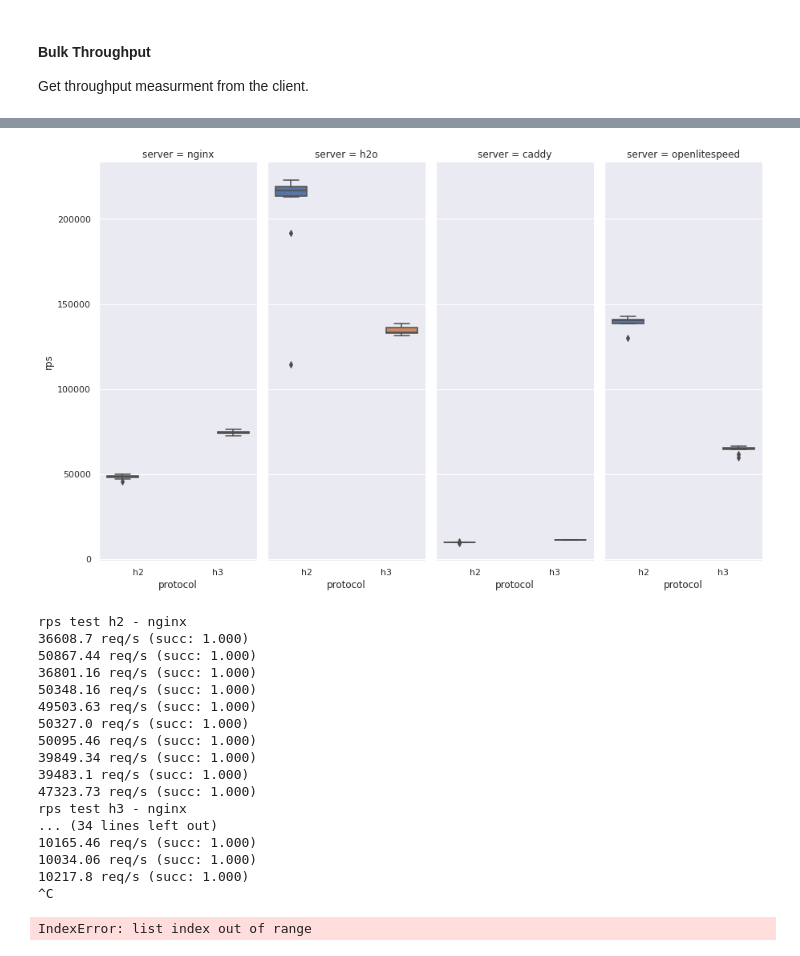
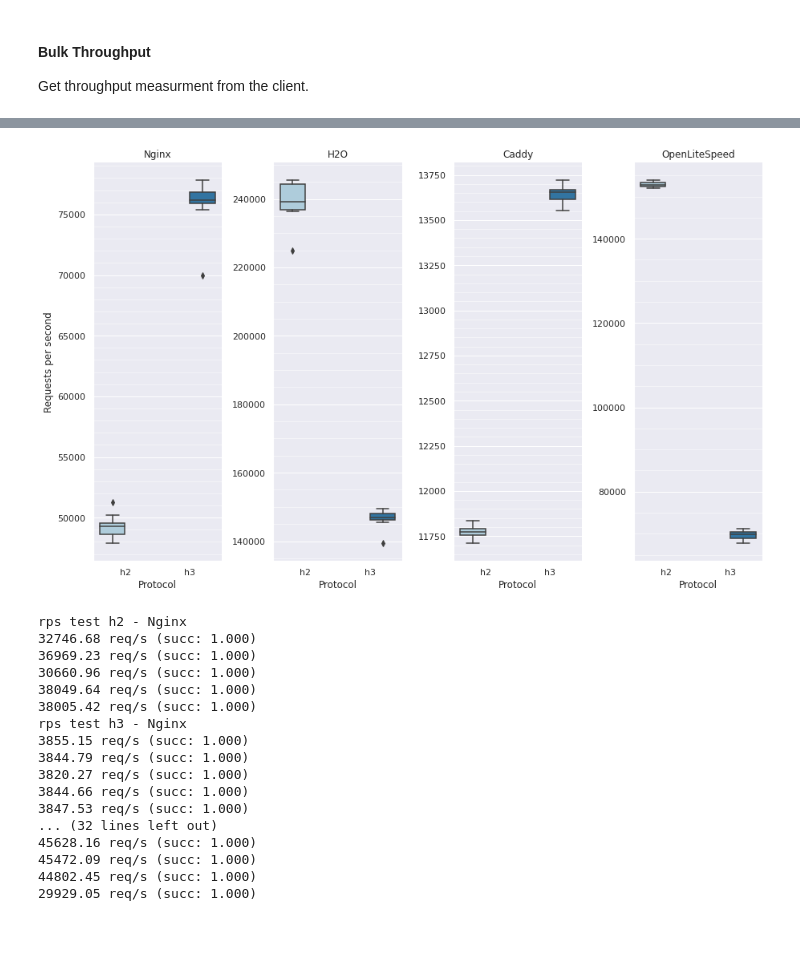
Before and after one commit to antoniszczepanik/quic-performance, a Jupyter notebook: client/analysis.ipynb, the cells around one changed output, grey strips where cells are left out. Saved outputs shown, nothing was run; the diff lists cells and outputs as text; code cells hidden in the pictures.

```diff
--- a/client/analysis.ipynb
+++ b/client/analysis.ipynb
@@ -109,10 +112,10 @@ for server in servers:
         print(f"bulk throughput test {protocol} - {server['name']}")
         # Request the file first, just to warm up caches.
         _ = !h2load -n1 -c1 --npn-list={protocol} https://{server['ip']}/1g.txt
-        for i in range(20):
+        for i in range(10):
             res = !h2load -n1 -c1 --npn-list={protocol} https://{server['ip']}/1g.txt
             data_tp['server'].append(server['name'])
             data_tp['throughput'].append(get_throughput(res))
-            data_tp['protocol'].append(protocol)
+            data_tp['protocol'].append("HTTP/2" if protocol == "h2" else "HTTP/3")
             print(f"{get_throughput(res)} MB/s (succ: {get_success_pct(res)})")
 # %% [output]
@@ -151,9 +139,21 @@ bulk throughput test h2 - nginx
 # %%
+def get_title_from_subplot(sup_title):
+    for s in servers:
+        if s['name'].lower() in sup_title.lower():
+            return s['name']
+    return "ERROR: unknown server"
+
 df_tp = pd.DataFrame(data_tp)
-
-sns.set(rc={'figure.figsize':(20,10)})
+sns.set(rc={'figure.figsize':(30,10)})
 
 # ax = sns.boxplot(x="server", y="throughput", hue="protocol", data=df_tp, palette="Set3")
 
-g = sns.catplot(x="protocol", y="throughput",hue="protocol", col="server",data=df_tp, kind="box",height=8, aspect=.4);
+g = sns.catplot(x="protocol", y="throughput",hue="protocol", col="server",data=df_tp, kind="box",height=8, aspect=.4, palette="Paired");
+g.set_xlabels('Protocol')
+g.set_ylabels('Throughput (Mb/s)')
+for p in g.axes.flatten():
+    p.set_title(get_title_from_subplot(str(p.title)))
+    p.get_yaxis().set_minor_locator(matplotlib.ticker.AutoMinorLocator())
+    p.grid(visible=True, which='minor', color='w', linewidth=0.5)
+    plt.yticks(list(range(0, 601, 50)))
 # %% [output]
@@ -169,7 +169,7 @@ for server in servers:
     for protocol in ("h2", "h3"):
         print(f"rps test {protocol} - {server['name']}")
         for i in range(10):
-            res = !h2load -n100000 -t $(nproc) -c 50 -m 100 --npn-list={protocol} https://{server['ip']}/index.html
+            res = !h2load -n1000000 -t $(nproc) -c 100 -m 100 --npn-list={protocol} https://{server['ip']}/index.html
             data_rps['server'].append(server['name'])
             data_rps['rps'].append(get_rps(res))
             data_rps['protocol'].append(protocol)
@@ -195,10 +195,17 @@ rps test h3 - nginx
 # %%
 df_rps= pd.DataFrame(data_rps)
 sns.set(rc={'figure.figsize':(20,10)})
-# ax = sns.boxplot(x="server", y="throughput", hue="protocol", data=df_tp, palette="Set3")
-g = sns.catplot(x="protocol", y="rps",hue="protocol", col="server",data=df_rps, kind="box",height=8, aspect=.4);
+
+
+g = sns.catplot(x="protocol", y="rps",hue="protocol", col="server",data=df_rps, kind="box",height=8, aspect=.4, palette="Paired", sharey=False);
+g.set_xlabels('Protocol')
+g.set_ylabels('Requests per second')
+for p in g.axes.flatten():
+    p.set_title(get_title_from_subplot(str(p.title)))
+    p.get_yaxis().set_minor_locator(matplotlib.ticker.AutoMinorLocator())
+    p.grid(visible=True, which='minor', color='w', linewidth=0.5)
 # %% [output]
-[figure, old version]
+[figure, new version]
 # %%
 # RPS with single connection (vary multiplexing level)
 # %%
@@ -211,28 +218,27 @@ data_rps = {
 for server in servers:
     for protocol in ("h2", "h3"):
         print(f"rps test {protocol} - {server['name']}")
-        for i in range(10):
-            res = !h2load -n100000 -t $(nproc) -c $(nproc) -m 100 --npn-list={protocol} https://{server['ip']}/index.html
+        for i in range(5):
+            res = !h2load -n100000 -t $(nproc) -c 100 -m 1 --npn-list={protocol} https://{server['ip']}/index.html
             data_rps['server'].append(server['name'])
             data_rps['rps'].append(get_rps(res))
             data_rps['protocol'].append(protocol)
             print(f"{get_rps(res)} req/s (succ: {get_success_pct(res):.3f})")
 # %% [output]
-rps test h2 - nginx
-36608.7 req/s (succ: 1.000)
-50867.44 req/s (succ: 1.000)
-36801.16 req/s (succ: 1.000)
-50348.16 req/s (succ: 1.000)
-49503.63 req/s (succ: 1.000)
-50327.0 req/s (succ: 1.000)
-50095.46 req/s (succ: 1.000)
-39849.34 req/s (succ: 1.000)
-39483.1 req/s (succ: 1.000)
-47323.73 req/s (succ: 1.000)
-rps test h3 - nginx
-... (34 lines left out)
-10165.46 req/s (succ: 1.000)
-10034.06 req/s (succ: 1.000)
-10217.8 req/s (succ: 1.000)
-^C
+rps test h2 - Nginx
+32746.68 req/s (succ: 1.000)
+36969.23 req/s (succ: 1.000)
+30660.96 req/s (succ: 1.000)
+38049.64 req/s (succ: 1.000)
+38005.42 req/s (succ: 1.000)
+rps test h3 - Nginx
+3855.15 req/s (succ: 1.000)
+3844.79 req/s (succ: 1.000)
+3820.27 req/s (succ: 1.000)
+3844.66 req/s (succ: 1.000)
+3847.53 req/s (succ: 1.000)
+... (32 lines left out)
+45628.16 req/s (succ: 1.000)
+45472.09 req/s (succ: 1.000)
+44802.45 req/s (succ: 1.000)
+29929.05 req/s (succ: 1.000)
-IndexError: list index out of range
```
Also changed, not shown: parts of 8 cells of this notebook.
